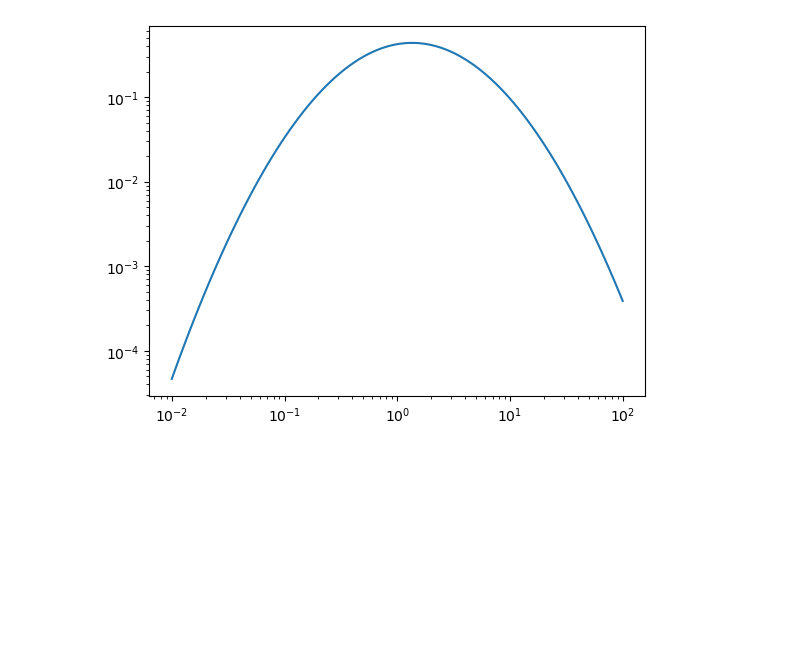
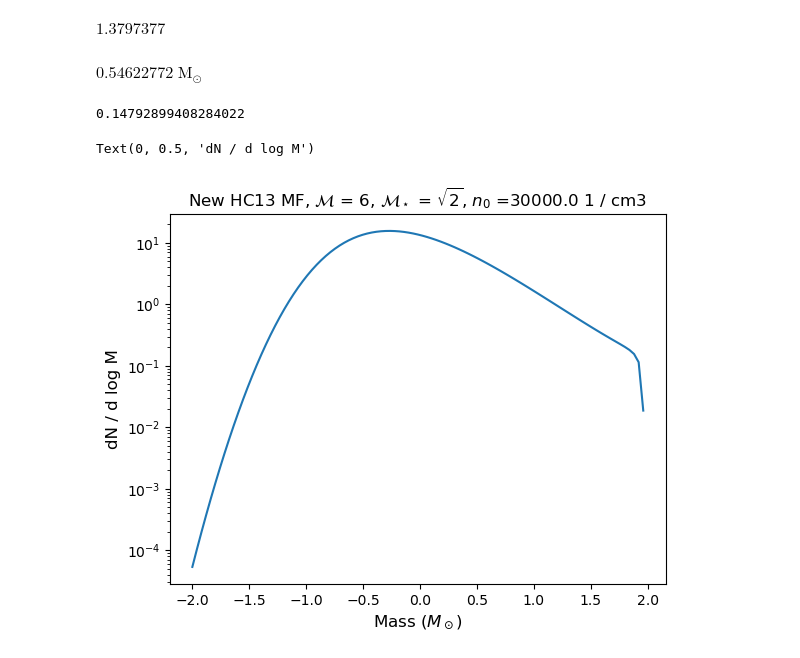
Before and after one commit to keflavich/imf, a Jupyter notebook: examples/hc13_test.ipynb, the cells around one changed output. Cells and saved outputs as stored; diff of their text form; code cells hidden in the pictures; blank space fills up the shorter version.

```diff
--- a/examples/hc13_test.ipynb
+++ b/examples/hc13_test.ipynb
@@ -89,5 +109,6 @@ R_twid = (0.5 * u.pc / L_j).decompose()
 # %%
 Mach_rel = V0 / c_s * (L_j.value)**eta / np.sqrt(3)
+Mach_rel = np.sqrt(2)
 # %%
 Mach_rel
 # %% [output]
@@ -95,7 +118,16 @@ $1.1511245 \; \mathrm{}$
+# %%
+def R_side(R,M):
+    return R * (1 + Mach_rel**2 * R**(2 * eta)) - M
+
+def get_root(M):
+    return root_scalar(R_side,x0=1,args=(M)).root
+# %%
+#R_twid = (0.1 * u.pc / L_j).decompose()
+R_twid = np.vectorize(get_root)(masses.value)
 # %%
 L_i = (Mach / Mach_rel / np.sqrt(3))**(1 / eta) * L_j
 # %%
-sigma = sig0_sq * (1 - (0.5 * u.pc / L_i)**(n17 - 3))
+sigma = sig0_sq * (1 - (R_twid * L_j / L_i)**(n17 - 3))
 # %%
 term1 = 2 / phi_t * rho_bar / M_j / R_twid**6
 term2 = (1 + (1 - eta) * Mach_rel**2 * R_twid**(2*eta))
@@ -111,7 +139,25 @@ $[4.658054 \times 10^{-7},~7.2084825 \times 10^{-7},~1.1082243 \times 10^{-6},~1
+# %%
+M_twid[np.nanargmax(N*masses)]
+# %% [output]
+$1.3797377 \; \mathrm{}$
+# %%
+masses[np.nanargmax(N*masses)]
+# %% [output]
+$0.54622772 \; \mathrm{M_{\odot}}$
+# %%
+1 / (1 + b_forcing**2 * Mach**2)
+# %% [output]
+0.14792899408284022
 # %%
 plt.figure()
-plt.plot(masses,N/masses)
-plt.xscale('log')
+plt.plot(np.log10(masses.value),N*masses)
+#plt.xscale('log')
 plt.yscale('log')
+#plt.ylim(2e-1)
+plt.title(r'New HC13 MF, $\mathcal{M}$ = 6, $\mathcal{M}_\star$ = $\sqrt{2}$, $n_0$ ='+ f'{meandens}',
+         fontsize='large')
+plt.xlabel(r'Mass ($M_\odot$)',fontsize='large')
+plt.ylabel('dN / d log M',fontsize='large')
 # %% [output]
+Text(0, 0.5, 'dN / d log M')
-[figure, old version]
+[figure, new version]
```
Also changed, not shown: parts of 16 cells of this notebook, 3 other files.
